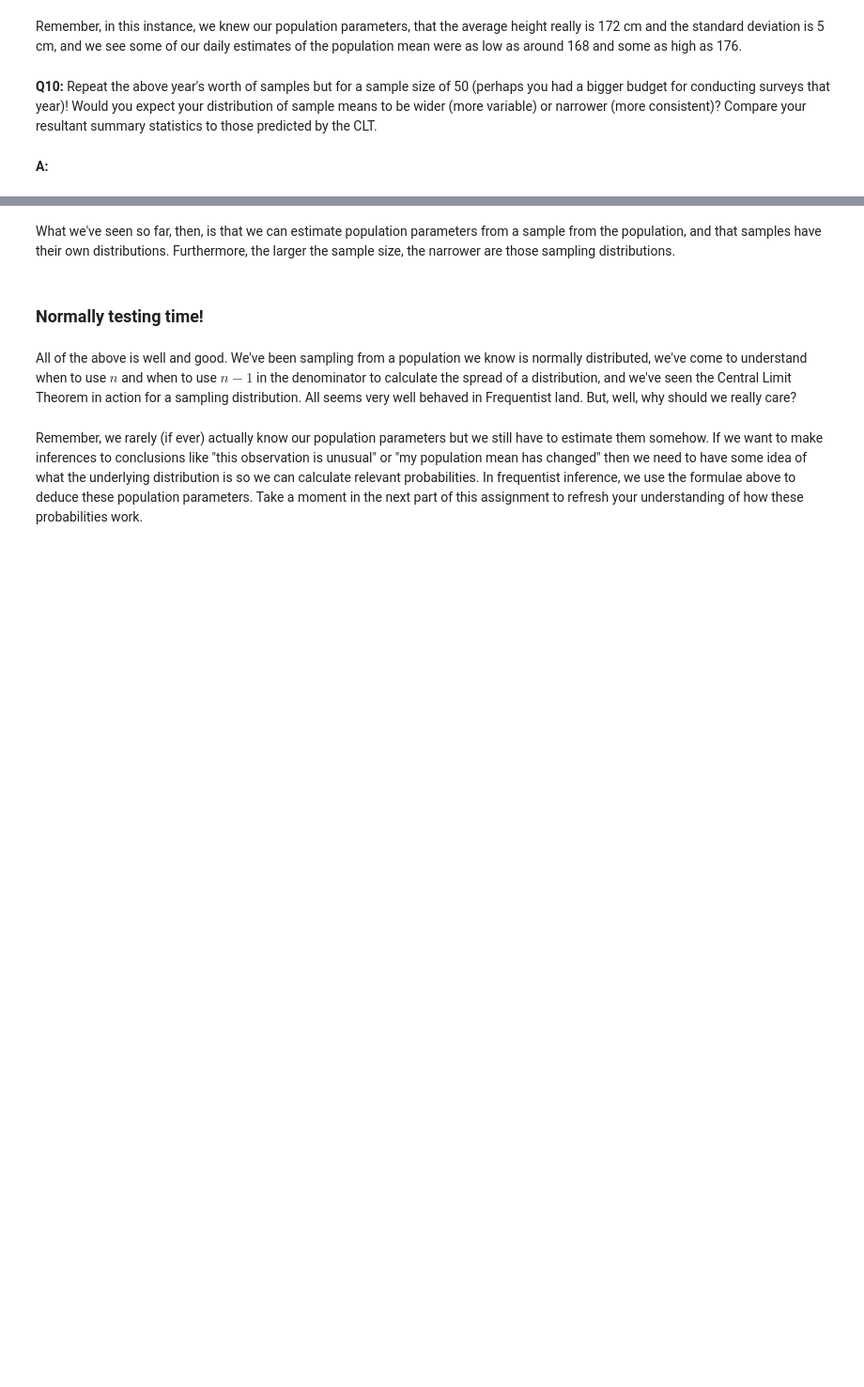
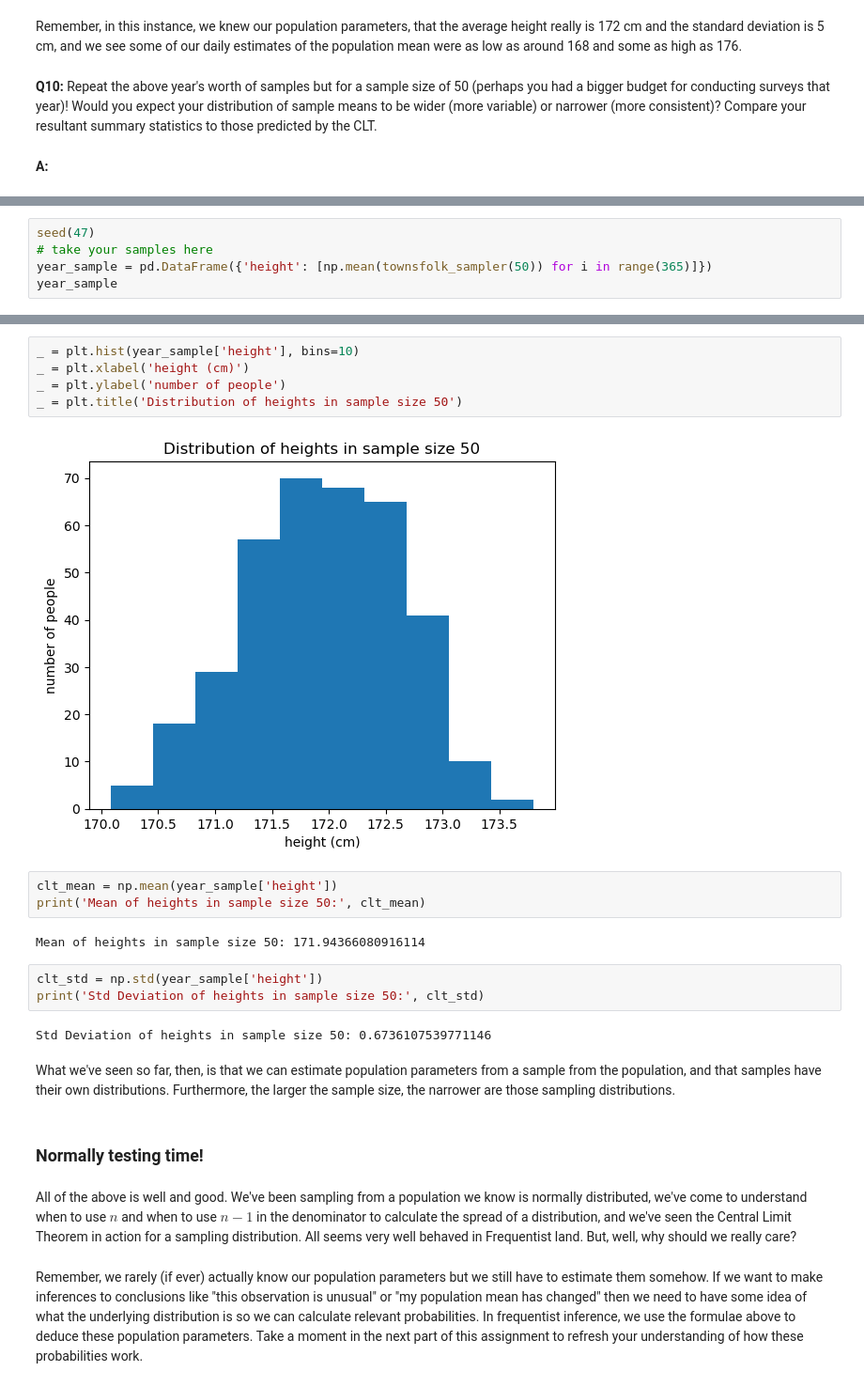
Before and after one commit to sabheen9/Frequentist-Case-Study, a Jupyter notebook: Frequentist Inference Case Study - Part A (3).ipynb, the cells around one changed output, grey strips where cells are left out. Shown: that part at 94% size. Saved outputs shown, nothing was run; the diff lists cells and outputs as text; blank space fills up the shorter version.

```diff
--- a/Frequentist Inference Case Study - Part A (3).ipynb
+++ b/Frequentist Inference Case Study - Part A (3).ipynb
@@ -267,0 +300,5 @@ seed(47)
+# %%
+seed(47)
+# take your samples here
+year_sample = pd.DataFrame({'height': [np.mean(townsfolk_sampler(50)) for i in range(365)]})
+year_sample
@@ -268,3 +319,20 @@ seed(47)
+# %%
+_ = plt.hist(year_sample['height'], bins=10)
+_ = plt.xlabel('height (cm)')
+_ = plt.ylabel('number of people')
+_ = plt.title('Distribution of heights in sample size 50')
+# %% [output]
+[figure, added]
+# %%
+clt_mean = np.mean(year_sample['height'])
+print('Mean of heights in sample size 50:', clt_mean)
+# %% [output]
+Mean of heights in sample size 50: 171.94366080916114
+# %%
+clt_std = np.std(year_sample['height'])
+print('Std Deviation of heights in sample size 50:', clt_std)
+# %% [output]
+Std Deviation of heights in sample size 50: 0.6736107539771146
 # %% [markdown]
 What we've seen so far, then, is that we can estimate population parameters from a sample from the population, and that samples have their own distributions. Furthermore, the larger the sample size, the narrower are those sampling distributions.
 # %% [markdown]
```
Also changed, not shown: parts of 15 cells of this notebook.
